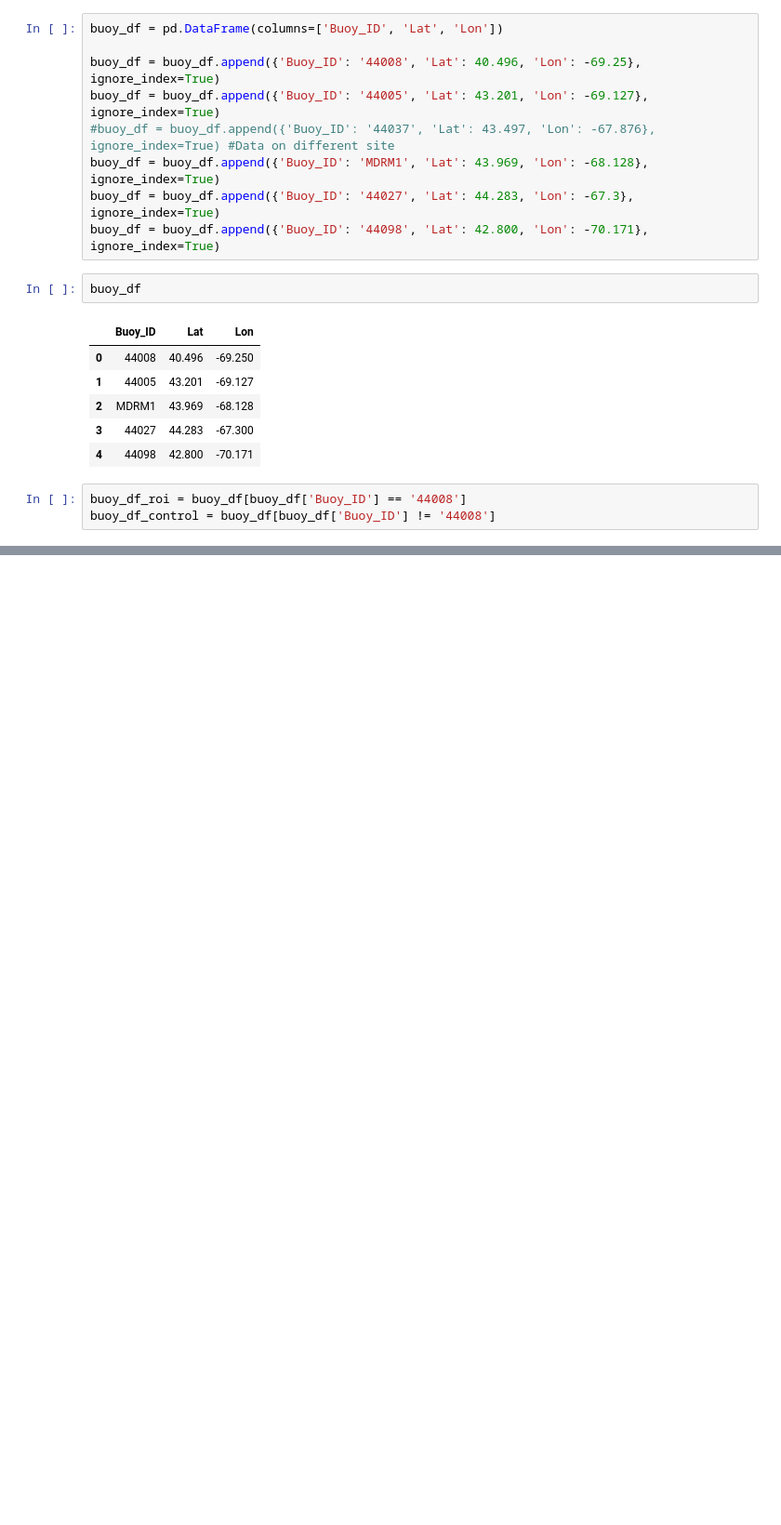
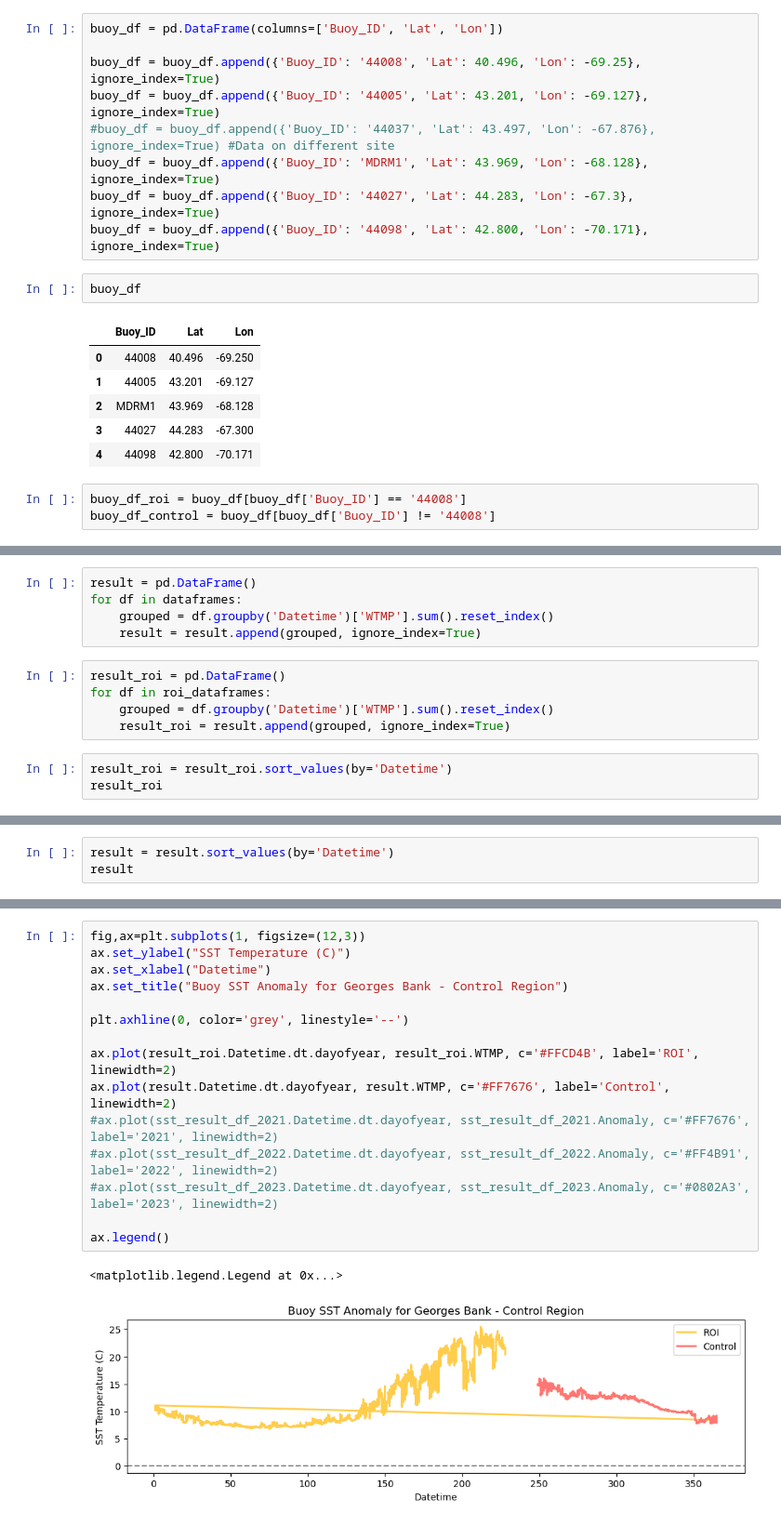
Before and after one commit to jesseturner/FalseLowClouds, a Jupyter notebook: Case_Studies/Georges_Bank/Anomaly_Analysis.ipynb, the cells around one changed output, grey strips where cells are left out. Shown at 93% size. Cells and saved outputs as stored; diff of their text form; blank space fills up the shorter version.

```diff
--- a/Case_Studies/Georges_Bank/Anomaly_Analysis.ipynb
+++ b/Case_Studies/Georges_Bank/Anomaly_Analysis.ipynb
@@ -191,0 +267,13 @@ ax.legend()
+# %%
+result = pd.DataFrame()
+for df in dataframes:
+    grouped = df.groupby('Datetime')['WTMP'].sum().reset_index()
+    result = result.append(grouped, ignore_index=True)
+# %%
+result_roi = pd.DataFrame()
+for df in roi_dataframes:
+    grouped = df.groupby('Datetime')['WTMP'].sum().reset_index()
+    result_roi = result.append(grouped, ignore_index=True)
+# %%
+result_roi = result_roi.sort_values(by='Datetime')
+result_roi
@@ -191,0 +294,3 @@ ax.legend()
+# %%
+result = result.sort_values(by='Datetime')
+result
@@ -191,0 +311,18 @@ ax.legend()
+# %%
+fig,ax=plt.subplots(1, figsize=(12,3))
+ax.set_ylabel("SST Temperature (C)")
+ax.set_xlabel("Datetime")
+ax.set_title("Buoy SST Anomaly for Georges Bank - Control Region")
+
+plt.axhline(0, color='grey', linestyle='--')
+
+ax.plot(result_roi.Datetime.dt.dayofyear, result_roi.WTMP, c='#FFCD4B', label='ROI', linewidth=2)
+ax.plot(result.Datetime.dt.dayofyear, result.WTMP, c='#FF7676', label='Control', linewidth=2)
+#ax.plot(sst_result_df_2021.Datetime.dt.dayofyear, sst_result_df_2021.Anomaly, c='#FF7676', label='2021', linewidth=2)
+#ax.plot(sst_result_df_2022.Datetime.dt.dayofyear, sst_result_df_2022.Anomaly, c='#FF4B91', label='2022', linewidth=2)
+#ax.plot(sst_result_df_2023.Datetime.dt.dayofyear, sst_result_df_2023.Anomaly, c='#0802A3', label='2023', linewidth=2)
+
+ax.legend()
+# %% [output]
+<matplotlib.legend.Legend at 0x...>
+[figure, added]
```
Also changed, not shown: parts of 6 cells of this notebook, 1 other file.
